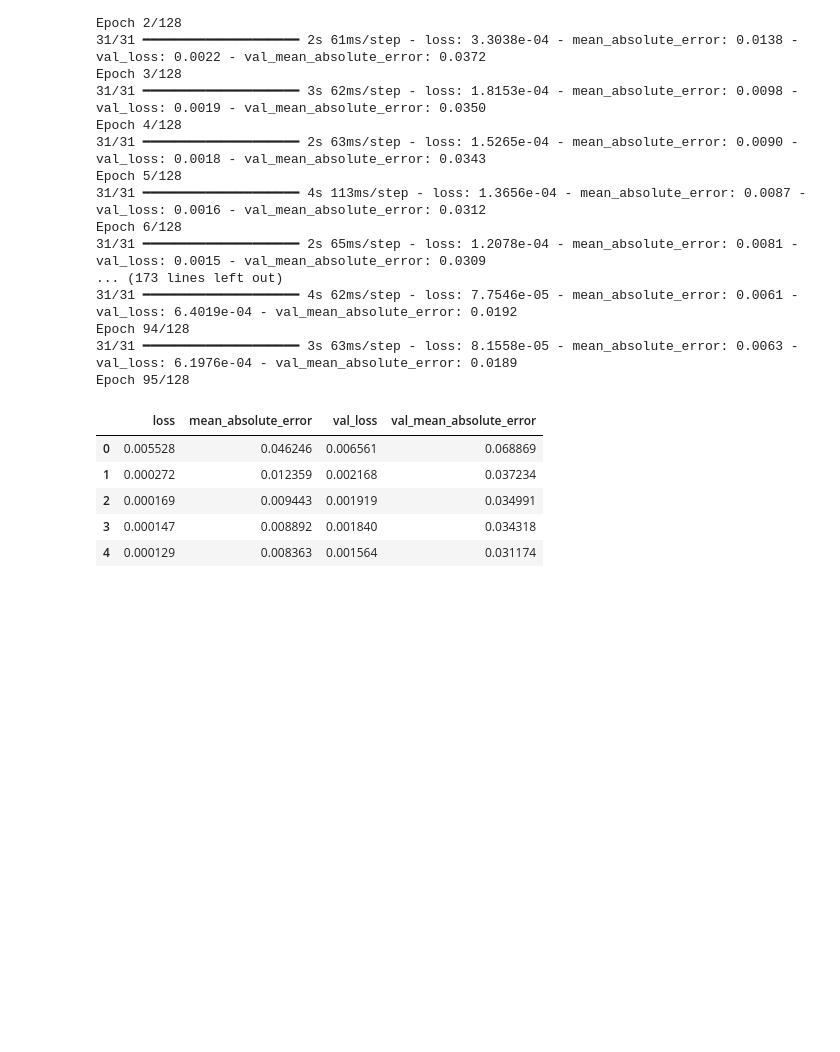
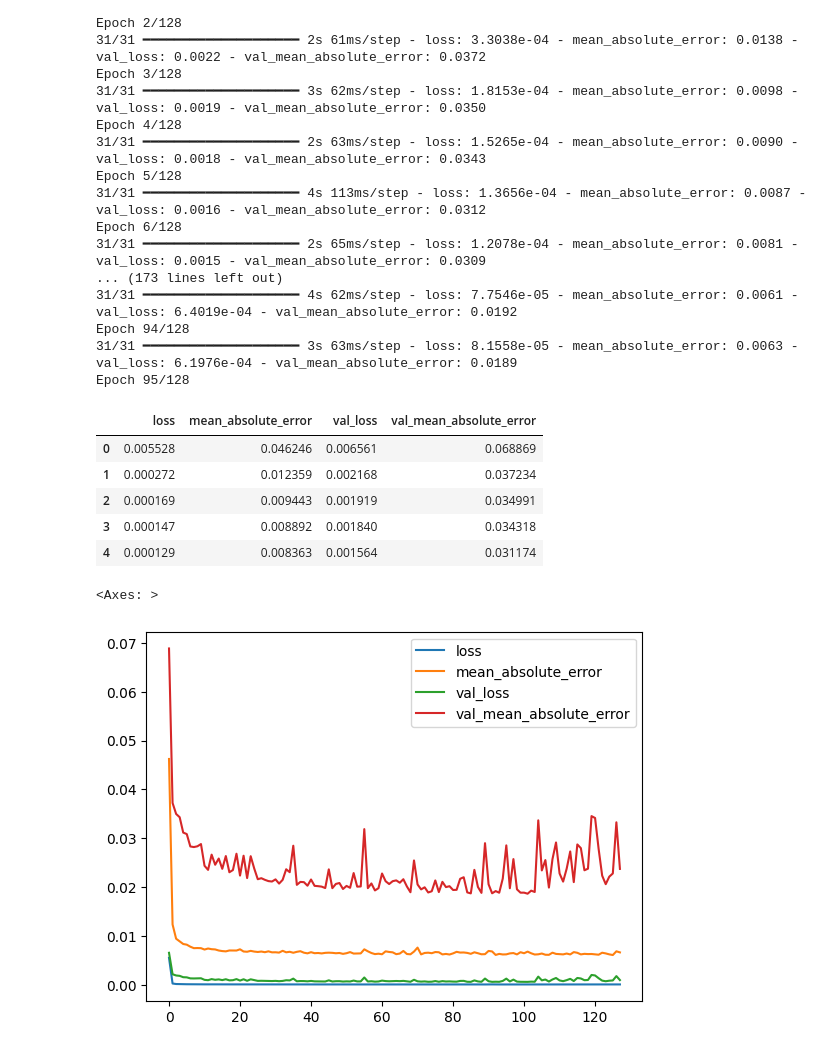
Before and after one commit to bilnazir/stockmarketprediction, a Jupyter notebook: fyp_LSTM_sony.ipynb, the cells around one changed output. Drawn from its saved outputs; the diff is of its cells as text; code cells hidden in the pictures; blank space fills up the shorter version.

```diff
--- a/fyp_LSTM_sony.ipynb
+++ b/fyp_LSTM_sony.ipynb
@@ -218,3 +218,11 @@ hist.head()
 | 2 | 0.000169 | 0.009443 | 0.001919 | 0.034991 |
 | 3 | 0.000147 | 0.008892 | 0.001840 | 0.034318 |
 | 4 | 0.000129 | 0.008363 | 0.001564 | 0.031174 |
+# %%
+# Training errors with respect to ecochs.
+# loss: values of the cost function for training data.
+# val_loss: values of the cost function for cross-validation data.
+hist.plot()
+# %% [output]
+<Axes: >
+[figure, added]
```
Also changed, not shown: parts of 5 cells of this notebook.
